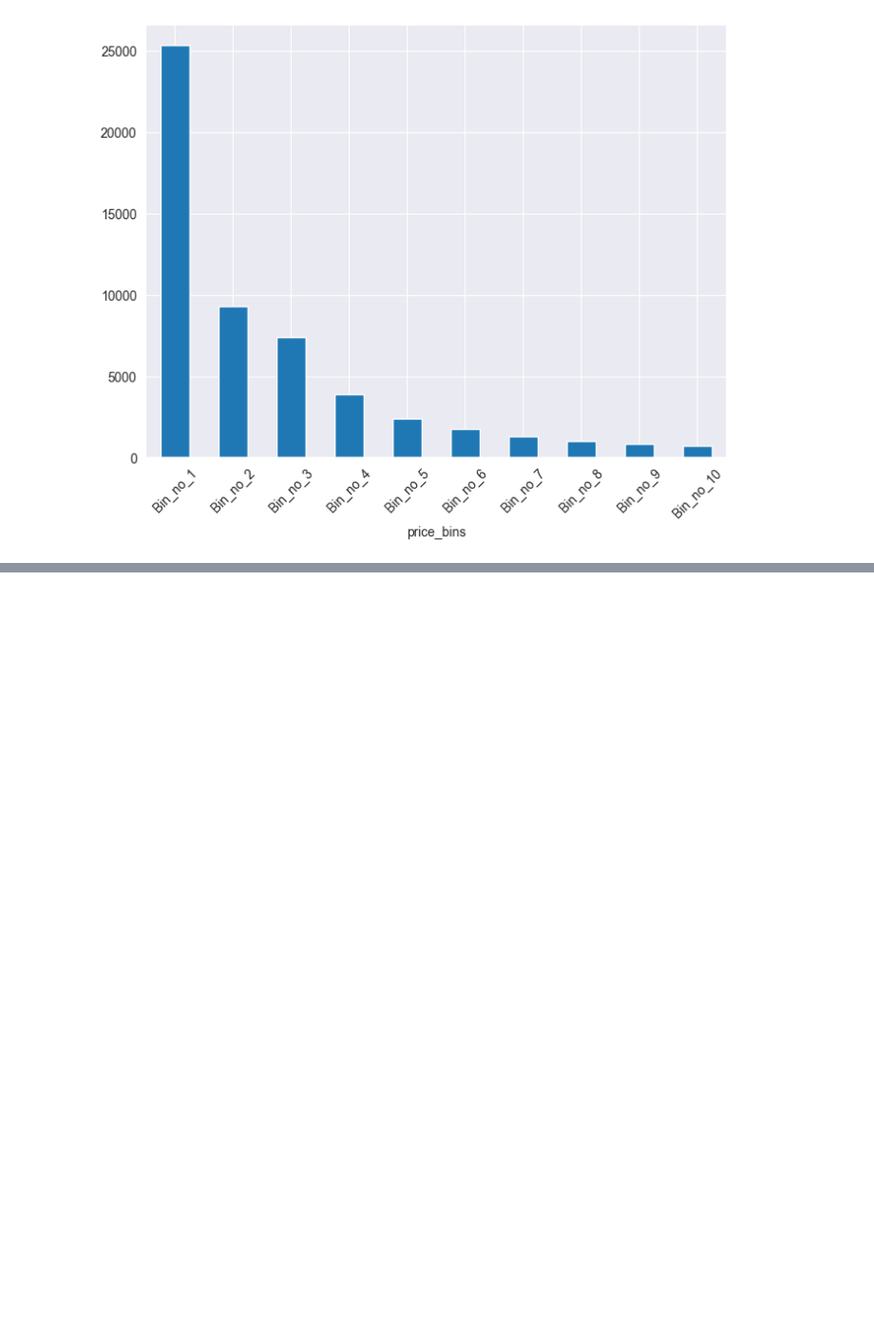
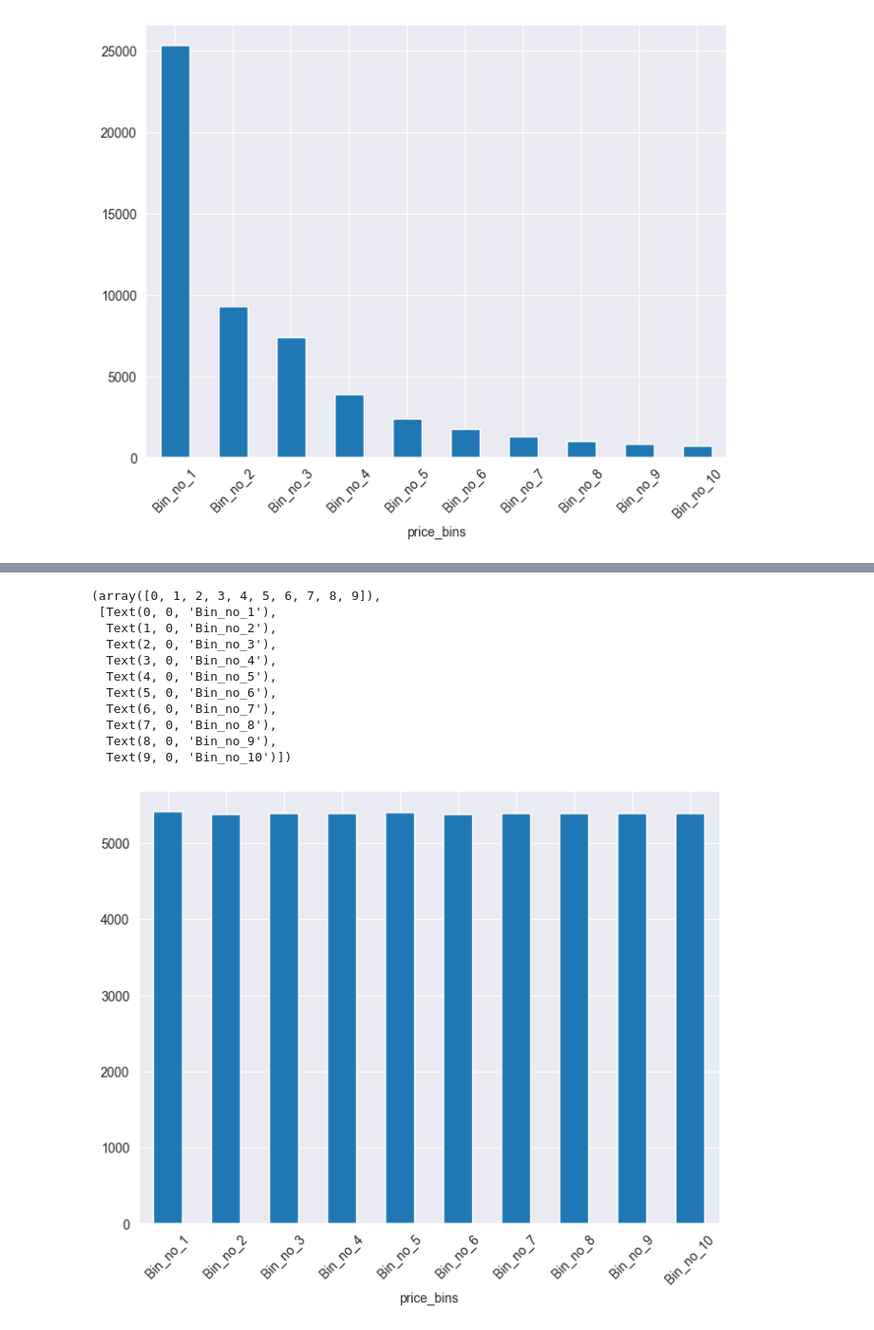
Before and after one commit to KennedyMungai/scikit-learn-intro, a Jupyter notebook: scikit_learn_intro.ipynb, the cells around one changed output, grey strips where cells are left out. Shown at 95% size. Drawn from its saved outputs; the diff is of its cells as text; code cells hidden in the pictures; blank space fills up the shorter version.

```diff
--- a/scikit_learn_intro.ipynb
+++ b/scikit_learn_intro.ipynb
@@ -595,0 +598,13 @@ plt.xticks(rotation=45)
+# %%
+import matplotlib.pyplot as plt
+import seaborn as sns
+import pandas as pd
+import numpy as np
+
+
+plt.rcParams['figure.figsize'] = [8,6]
+sns.set_style('darkgrid')
+
+diamond_data = sns.load_dataset('diamonds')
+
+diamond_data.head(20)
@@ -595,0 +629,4 @@ plt.xticks(rotation=45)
+# %%
+discretized_price, bins = pd.qcut(diamond_data['price'], 10, labels=None, retbins=True, precision=3, duplicates='raise')
+
+pd.concat([discretized_price, diamond_data['price']], axis=1).head(20)
@@ -595,0 +673,3 @@ plt.xticks(rotation=45)
+# %%
+bin_labels = ['Bin_no_'+str(i) for i in range(1, 11)]
+print(bin_labels)
@@ -595,0 +678,3 @@ plt.xticks(rotation=45)
+# %%
+diamond_data['price_bins'] = pd.cut(x=diamond_data['price'], bins=bins, labels=bin_labels, include_lowest=True)
+diamond_data.head(20)
@@ -595,0 +699,16 @@ plt.xticks(rotation=45)
+# %%
+diamond_data.groupby('price_bins')['price'].count().plot.bar()
+plt.xticks(rotation=45)
+# %% [output]
+(array([0, 1, 2, 3, 4, 5, 6, 7, 8, 9]),
+ [Text(0, 0, 'Bin_no_1'),
+  Text(1, 0, 'Bin_no_2'),
+  Text(2, 0, 'Bin_no_3'),
+  Text(3, 0, 'Bin_no_4'),
+  Text(4, 0, 'Bin_no_5'),
+  Text(5, 0, 'Bin_no_6'),
+  Text(6, 0, 'Bin_no_7'),
+  Text(7, 0, 'Bin_no_8'),
+  Text(8, 0, 'Bin_no_9'),
+  Text(9, 0, 'Bin_no_10')])
+[figure, added]
```
Also changed, not shown: parts of 7 cells of this notebook.
